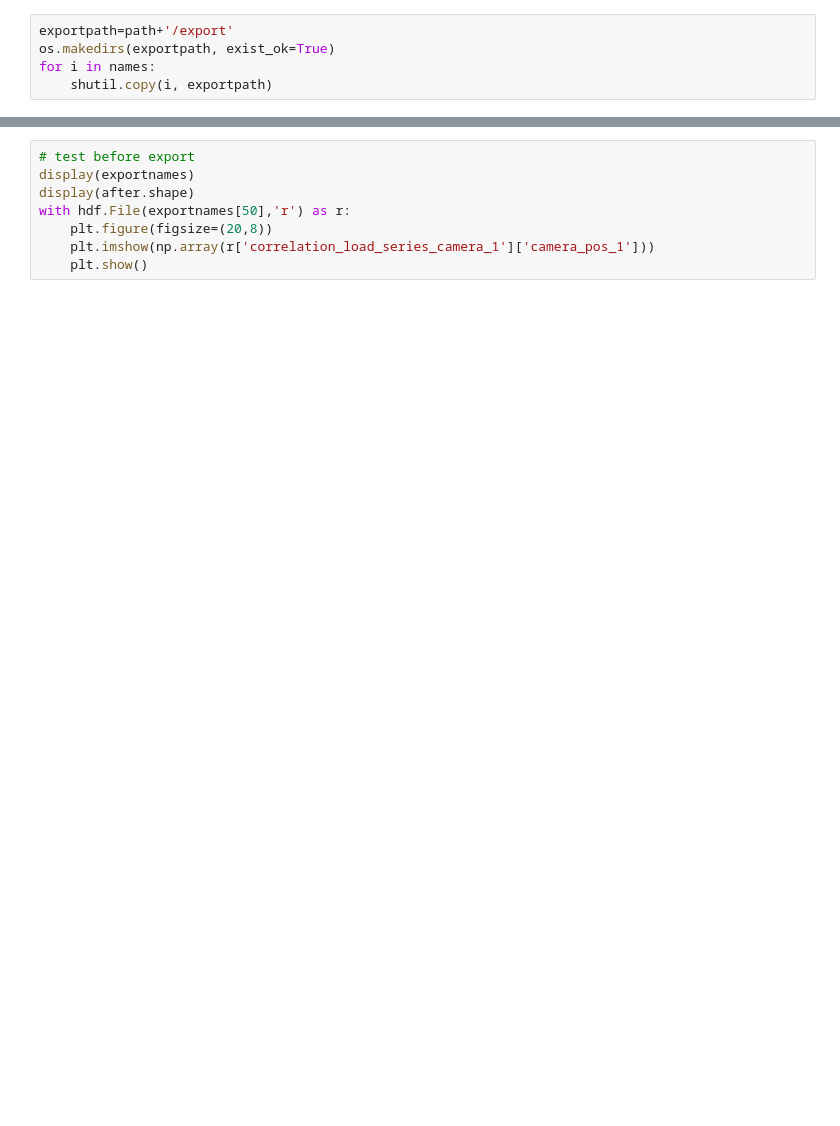
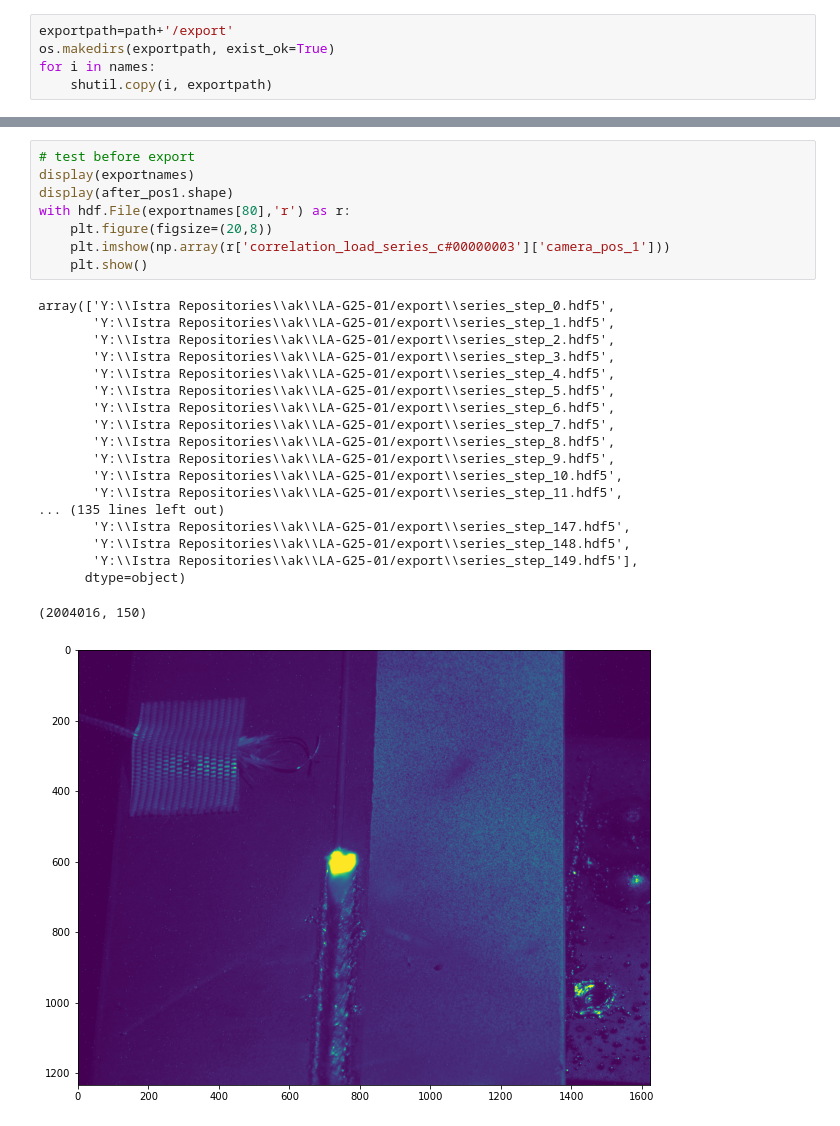
Before and after one commit to KMDE-10/DIC, a Jupyter notebook: XRAY.ipynb, the cells around one changed output, grey strips where cells are left out. Cells and saved outputs as stored; diff of their text form; blank space fills up the shorter version.

```diff
--- a/XRAY.ipynb
+++ b/XRAY.ipynb
@@ -135,10 +215,30 @@ display(exportnames)
 # %%
 # test before export
 display(exportnames)
-display(after.shape)
-with hdf.File(exportnames[50],'r') as r:
+display(after_pos1.shape)
+with hdf.File(exportnames[80],'r') as r:
     plt.figure(figsize=(20,8))
-    plt.imshow(np.array(r['correlation_load_series_camera_1']['camera_pos_1']))
+    plt.imshow(np.array(r['correlation_load_series_c#00000003']['camera_pos_1']))
     plt.show()
+# %% [output]
+array(['Y:\\Istra Repositories\\ak\\LA-G25-01/export\\series_step_0.hdf5',
+       'Y:\\Istra Repositories\\ak\\LA-G25-01/export\\series_step_1.hdf5',
+       'Y:\\Istra Repositories\\ak\\LA-G25-01/export\\series_step_2.hdf5',
+       'Y:\\Istra Repositories\\ak\\LA-G25-01/export\\series_step_3.hdf5',
+       'Y:\\Istra Repositories\\ak\\LA-G25-01/export\\series_step_4.hdf5',
+       'Y:\\Istra Repositories\\ak\\LA-G25-01/export\\series_step_5.hdf5',
+       'Y:\\Istra Repositories\\ak\\LA-G25-01/export\\series_step_6.hdf5',
+       'Y:\\Istra Repositories\\ak\\LA-G25-01/export\\series_step_7.hdf5',
+       'Y:\\Istra Repositories\\ak\\LA-G25-01/export\\series_step_8.hdf5',
+       'Y:\\Istra Repositories\\ak\\LA-G25-01/export\\series_step_9.hdf5',
+       'Y:\\Istra Repositories\\ak\\LA-G25-01/export\\series_step_10.hdf5',
+       'Y:\\Istra Repositories\\ak\\LA-G25-01/export\\series_step_11.hdf5',
+... (135 lines left out)
+       'Y:\\Istra Repositories\\ak\\LA-G25-01/export\\series_step_147.hdf5',
+       'Y:\\Istra Repositories\\ak\\LA-G25-01/export\\series_step_148.hdf5',
+       'Y:\\Istra Repositories\\ak\\LA-G25-01/export\\series_step_149.hdf5'],
+      dtype=object)
+(2004016, 150)
+[figure, added]
 # %%
 #export routine
```
Also changed, not shown: parts of 13 cells of this notebook.
